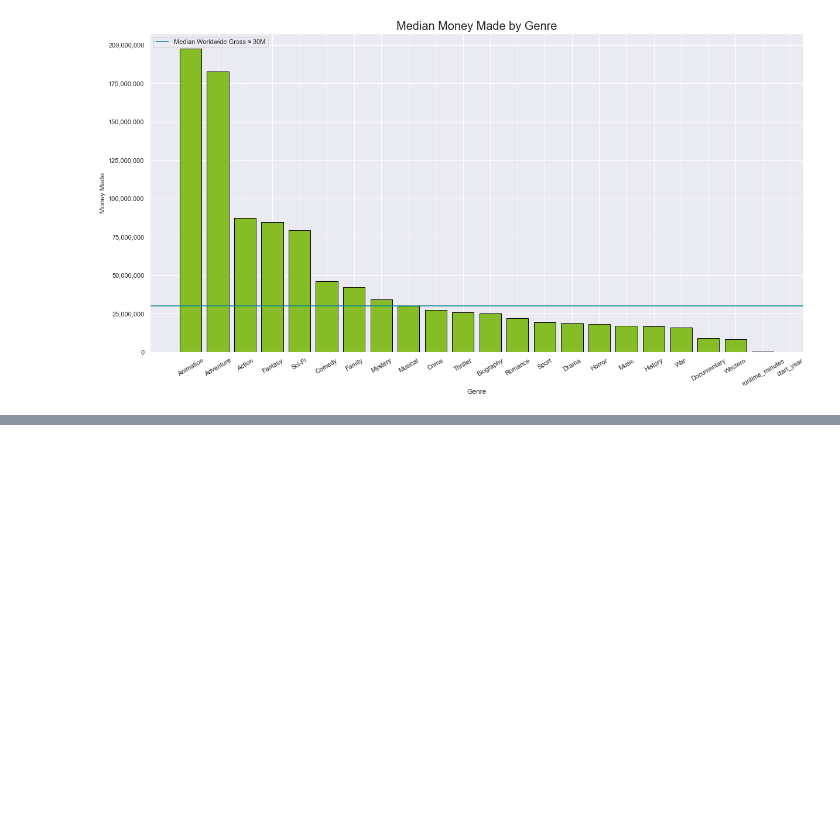
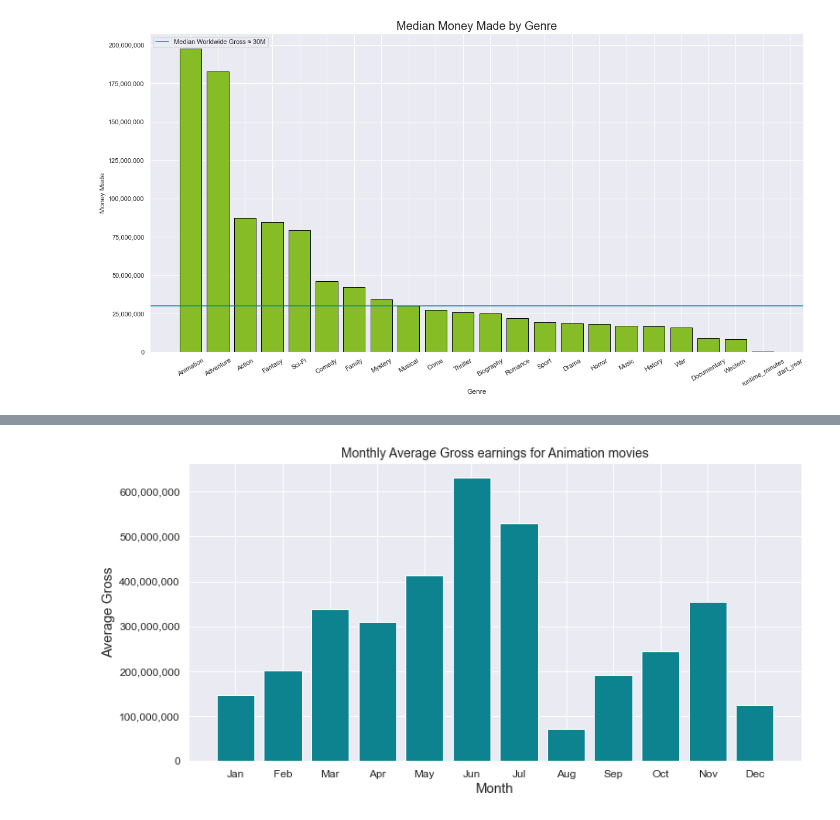
Before and after one commit to racday/ai-capstone, a Jupyter notebook: index.ipynb, the cells around one changed output, grey strips where cells are left out. Drawn from its saved outputs; the diff is of its cells as text; code cells hidden in the pictures; blank space fills up the shorter version.

```diff
--- a/index.ipynb
+++ b/index.ipynb
@@ -465,0 +516,47 @@ plt.show()
+# %%
+#Creating a seperate dataframe called df_plot for visualisations.
+
+df_plot = tn_movie_budgets.join(imdb_movie_ratings, how = 'inner')
+df_plot.reset_index(inplace=True)
+df_plot = (df_plot.drop_duplicates(subset='title', keep="first"))
+# Convert values into string and split them
+df_plot['genres'] = df_plot['genres'].str.split(",")
+# Convert values into list of strings
+df_plot['genres'] = df_plot['genres'].tolist()
+# Explode list into individual values
+df_plot = df_plot.explode('genres')
+
+
+months_dict = { 'January': 1, 'February': 2, 'March': 3, 'April': 4, 'May': 5, 'June': 6, 'July': 7, 'August': 8, 'September': 9, 'October': 10, 'November': 11, 'December': 12}
+df_plot['months_numeric'] = df_plot['months'].apply(lambda x: months_dict.get(x))
+df_plot = df_plot.sort_values('months_numeric')
+df_plot = df_plot[df_plot['year'] >= 2000]
+# %%
+# Plotting world gross by month for top 3 genres : Animation, Sci-Fi, Fantasy
+
+def plots(df, genre, colors):
+    animated_df=df[df['genres']==genre]
+    animated_df = animated_df.drop_duplicates('title')
+    animated_df = animated_df.groupby(['months_numeric']).worldwide_gross.mean()
+    # Create a figure and axis
+    fig, ax = plt.subplots(figsize=(12,6))
+    # Get x and y data
+    x1 = animated_df.index
+    y1 = animated_df.values
+    ax.bar(x1, y1, color = colors)
+    months =['Jan','Feb', 'Mar', 'Apr', 'May', 'Jun', 'Jul','Aug', 'Sep', 'Oct', 'Nov', 'Dec']
+    months_num = range(1,13)
+    ax.set_xticks(months_num)
+    ax.set_xticklabels(months)
+    plt.xticks(fontsize=12)
+    plt.yticks(fontsize=12)
+    ax.set_title('Monthly Average Gross earnings for ' + genre + ' movies', fontsize=14)
+    ax.set_xlabel('Month', fontsize=15)
+    ax.set_ylabel('Average Gross', fontsize=15)
+    ax.get_yaxis().set_major_formatter(
+    matplotlib.ticker.FuncFormatter(lambda x, p: format(int(x), ',')))
+# %%
+# Visualisation of average gross earnings for Animated movies
+plots(df_plot, 'Animation', '#0D8390')
+# %% [output]
+[figure, added]
```
Also changed, not shown: parts of 11 cells of this notebook.
